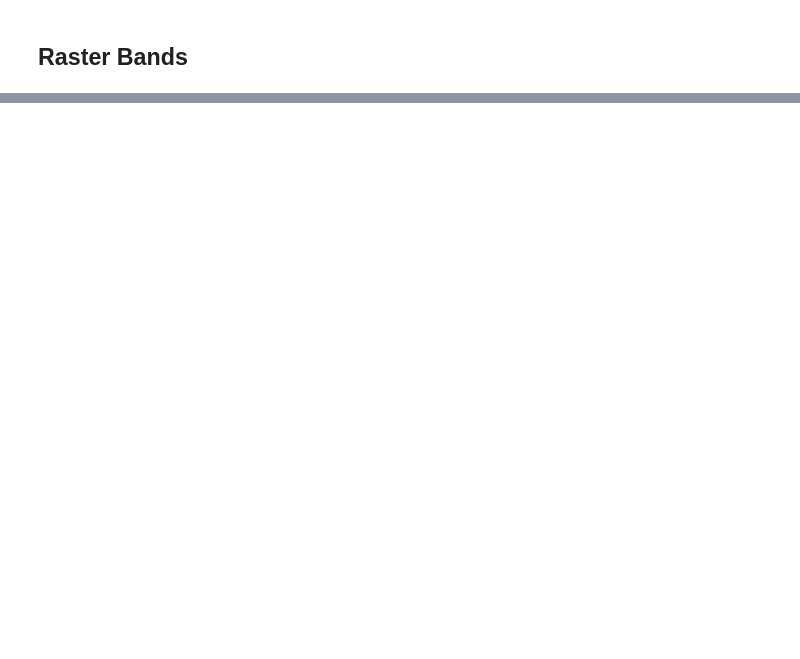
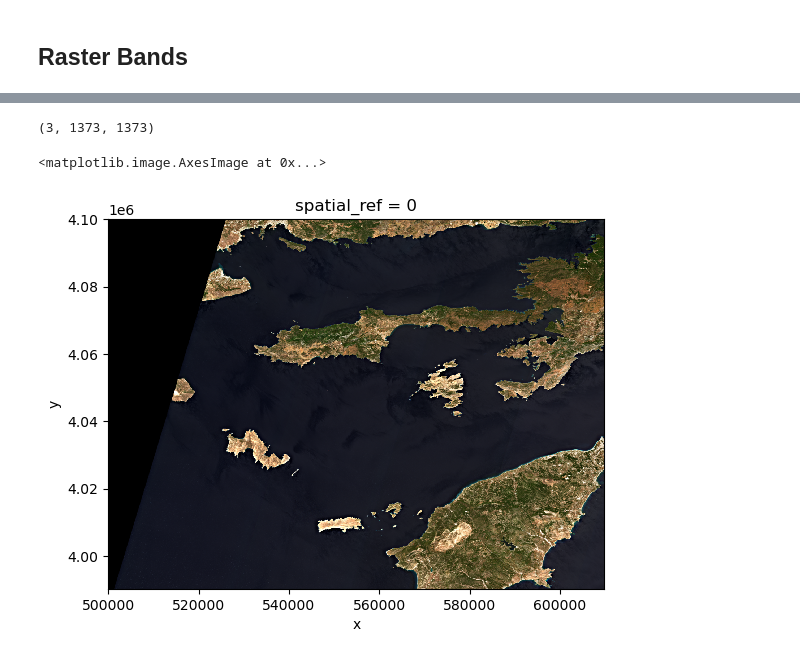
Before and after one commit to carpentries-incubator/geospatial-python, a Jupyter notebook: notebooks/06-raster-intro.ipynb, the cells around one changed output, grey strips where cells are left out. Drawn from its saved outputs; the diff is of its cells as text; code cells hidden in the pictures; blank space fills up the shorter version.

```diff
--- a/notebooks/06-raster-intro.ipynb
+++ b/notebooks/06-raster-intro.ipynb
@@ -162,3 +286,5 @@ red_nodata.plot(robust=True)
 # %%
 import pystac
 items = pystac.ItemCollection.from_file('rhodes_sentinel-2.json')
+# %%
+rhodes_overview = rioxarray.open_rasterio(items[-1].assets['visual'].href, overview_level=2)
@@ -165,3 +307,9 @@ items = pystac.ItemCollection.from_file('rhodes_sentinel-2.json')
+# %%
+rhodes_overview.shape
+# %% [output]
+(3, 1373, 1373)
 # %%
-visual_lowres = rioxarray.open_rasterio(items[0].assets['visual'].href, overview_level=2)
-visual_lowres
+rhodes_overview.plot.imshow()
+# %% [output]
+<matplotlib.image.AxesImage at 0x...>
+[figure, added]
```
Also changed, not shown: parts of 37 cells of this notebook, 1 other file.
